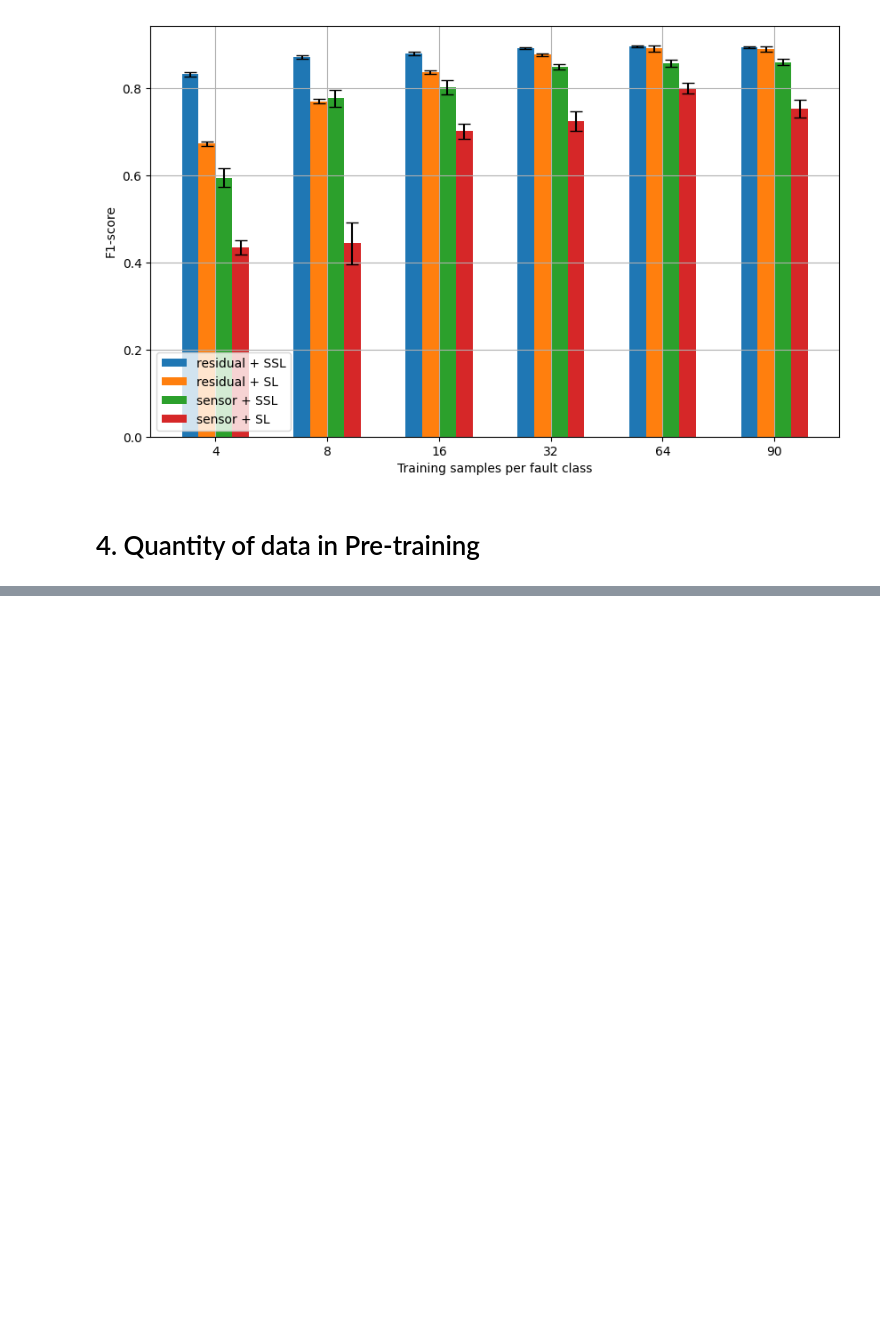
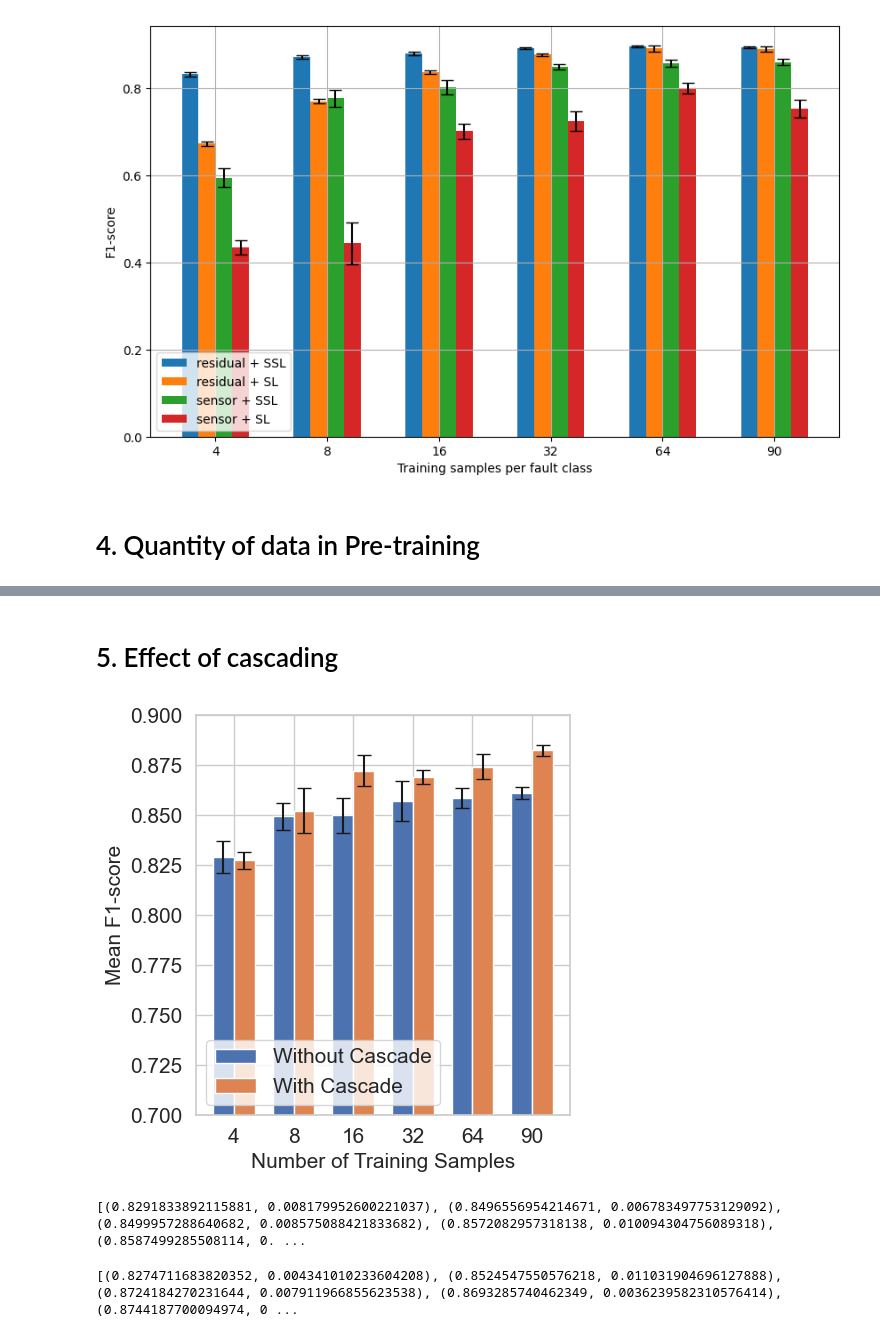
Before and after one commit to mohan696matlab/SSL_based_Hybrid_FDI, a Jupyter notebook: part_2_Ablation_Study.ipynb, the cells around one changed output, grey strips where cells are left out. Drawn from its saved outputs; the diff is of its cells as text; code cells hidden in the pictures; blank space fills up the shorter version.

```diff
--- a/part_2_Ablation_Study.ipynb
+++ b/part_2_Ablation_Study.ipynb
@@ -782,0 +786,2 @@ plt.show()
+# %% [markdown]
+# 5. Effect of cascading
@@ -782,0 +839,65 @@ plt.show()
+# %%
+# sns.set(style="whitegrid")
+
+# # Number of repetitions for each experiment
+# num_repetitions = 5
+
+# # Results lists
+# results_with_cascade_all = []
+# results_without_cascade_all = []
+
+# # Pre-training sample sizes
+# Training_Samples = [4, 8, 16, 32, 64, 90]
+
+# # Experiment for different pre-training sample sizes
+# for pts in Training_Samples:
+#     f1_scores_with_cascade = []
+#     f1_scores_without_cascade = []
+
+#     for _ in range(num_repetitions):
+#         f1_with_cascade = Effect_of_cascading(num_samples=pts, cascade=True)
+#         f1_without_cascade = Effect_of_cascading(num_samples=pts, cascade=False)
+
+#         f1_scores_with_cascade.append(f1_with_cascade)
+#         f1_scores_without_cascade.append(f1_without_cascade)
+
+#     mean_f1_with_cascade = np.mean(f1_scores_with_cascade)
+#     std_error_f1_with_cascade = np.std(f1_scores_with_cascade, ddof=1) / np.sqrt(num_repetitions)
+#     results_with_cascade_all.append((mean_f1_with_cascade, std_error_f1_with_cascade))
+
+#     mean_f1_without_cascade = np.mean(f1_scores_without_cascade)
+#     std_error_f1_without_cascade = np.std(f1_scores_without_cascade, ddof=1) / np.sqrt(num_repetitions)
+#     results_without_cascade_all.append((mean_f1_without_cascade, std_error_f1_without_cascade))
+
+# Plotting the results with and without cascade
+bar_width = 0.35
+index = np.arange(len(Training_Samples))
+
+fig, ax = plt.subplots(figsize=(5, 5))
+
+ax.bar(index - bar_width/2, [mean_f1 for mean_f1, _ in results_with_cascade_all], bar_width, yerr=[std_error_f1 for _, std_error_f1 in results_with_cascade_all], capsize=5, label='Without Cascade')
+ax.bar(index + bar_width/2, [mean_f1 for mean_f1, _ in results_without_cascade_all], bar_width, yerr=[std_error_f1 for _, std_error_f1 in results_without_cascade_all], capsize=5, label='With Cascade')
+
+ax.set_xlabel('Number of Training Samples', fontsize=15)
+ax.set_ylabel('Mean F1-score', fontsize=15)
+ax.set_xticks(index)
+ax.set_xticklabels([str(pts) for pts in Training_Samples])
+ax.tick_params(axis='both', which='major', labelsize=15)
+ax.legend(fontsize=15)
+ax.grid(visible=True)
+ax.set_ylim([0.7,0.9])
+plt.tight_layout()
+
+# Increase DPI and save the figure
+plt.savefig('Plots/experiment_results_cascading.pdf', dpi=300)
+plt.show()
+# %% [output]
+[figure, added]
+# %%
+print(results_with_cascade_all)
+# %% [output]
+[(0.8291833892115881, 0.008179952600221037), (0.8496556954214671, 0.006783497753129092), (0.8499957288640682, 0.008575088421833682), (0.8572082957318138, 0.010094304756089318), (0.8587499285508114, 0. ...
+# %%
+print(results_without_cascade_all)
+# %% [output]
+[(0.8274711683820352, 0.004341010233604208), (0.8524547550576218, 0.011031904696127888), (0.8724184270231644, 0.007911966855623538), (0.8693285740462349, 0.0036239582310576414), (0.8744187700094974, 0 ...
```
Also changed, not shown: parts of 2 cells of this notebook, 2 other files.
